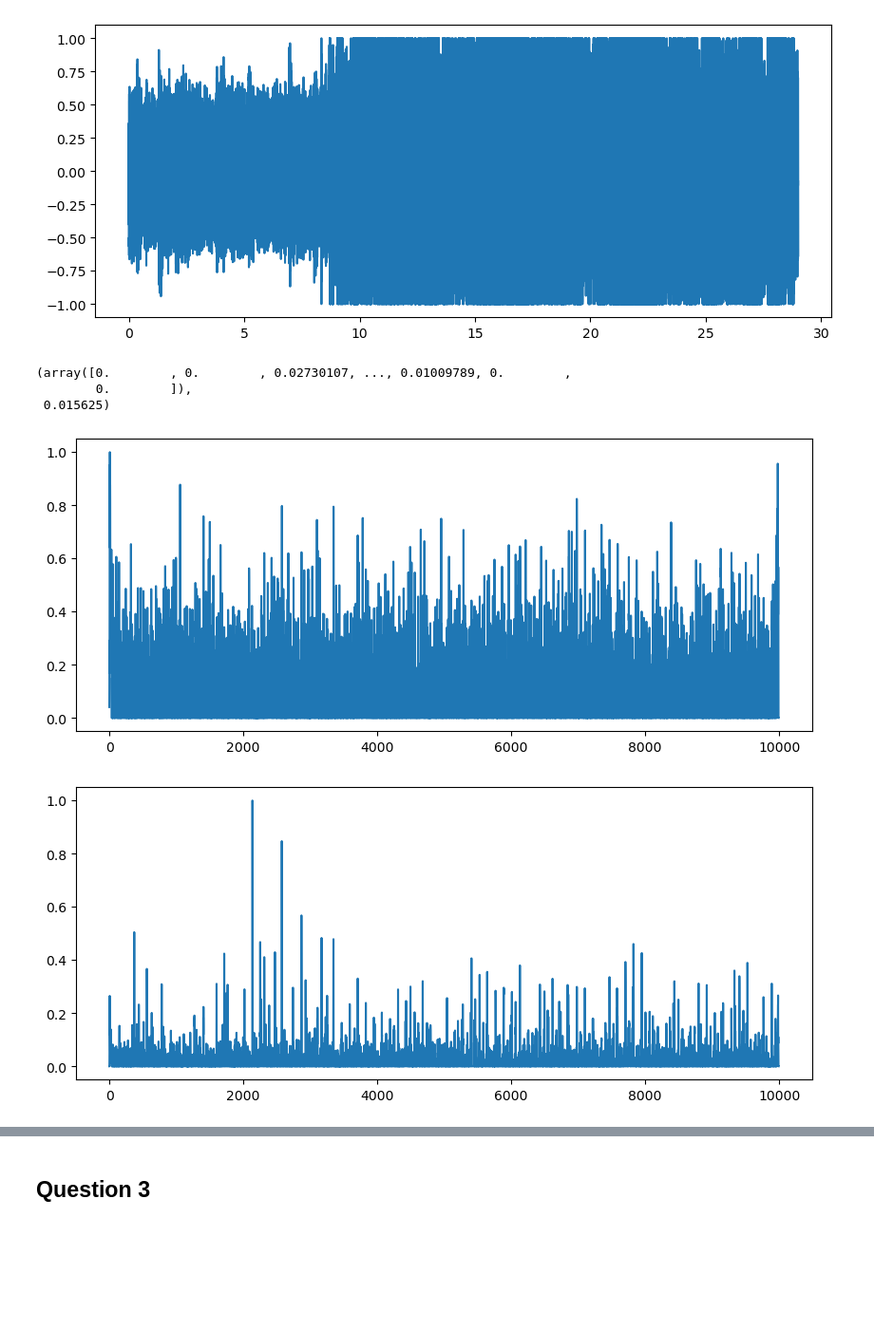
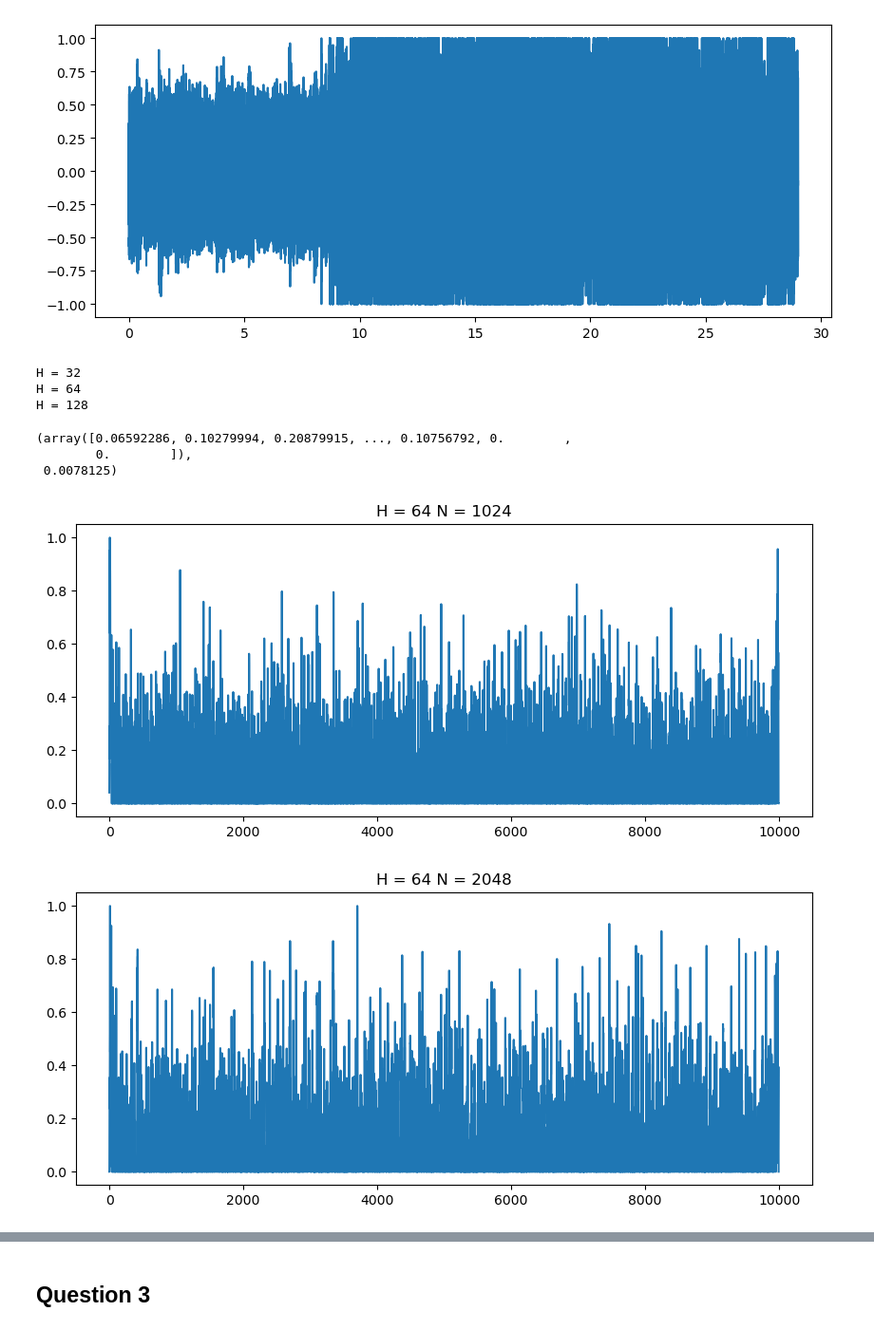
Before and after one commit to MarcoPelazza/CMRM, a Jupyter notebook: Homework1.ipynb, the cells around one changed output, grey strips where cells are left out. Shown: that part at 95% size. Saved outputs shown, nothing was run; the diff lists cells and outputs as text; code cells hidden in the pictures; blank space fills up the shorter version.

```diff
--- a/Homework1.ipynb
+++ b/Homework1.ipynb
@@ -169,16 +169,33 @@ def compute_phase_novelty(x, Fs=1, N=1024, H=64, M=40, norm=True, plot=False):
         feature_time_axis = np.arange(nov.shape[0])
         plt.figure(figsize=(10,4))
         plt.plot(feature_time_axis, nov)
+        plt.title("H = " + str(H) + " N = " + str(N))
 
     return nov, Fs_nov
 # %%
 # Test the novelty function on the first wav in the train set
 
 compute_phase_novelty(pre_audio_train[0], plot = True) #test the function that compute the novelty of the first normalized audio sample
-compute_phase_novelty(audio_train[0], plot = True) #test the function that compute the novelty of the first NON-normalized audio sample
+#compute_phase_novelty(audio_train[0], plot = True) #test the function that compute the novelty of the first NON-normalized audio sample
+compute_phase_novelty(pre_audio_train[0], N = 2048, H = 64, plot = True)
+compute_phase_novelty(pre_audio_train[0], N = 4096, H = 64, plot = True)
+compute_phase_novelty(pre_audio_train[0], N = 1024, H = 64, plot = True)
+compute_phase_novelty(pre_audio_train[0], N = 512, H = 64, plot = True )
+
+#print('H = 16')
+#compute_phase_novelty(pre_audio_train[0], N = 4096, H = 16, plot = True)
+print('H = 32')
+compute_phase_novelty(pre_audio_train[0], N = 4096, H = 32, plot = True)
+print('H = 64')
+compute_phase_novelty(pre_audio_train[0], N = 4096, H = 64, plot = True)
+print('H = 128')
+compute_phase_novelty(pre_audio_train[0], N = 4096, H = 128, plot = True)
 # %% [output]
-(array([0.        , 0.        , 0.02730107, ..., 0.01009789, 0.        ,
-        0.        ]),
- 0.015625)
+H = 32
+H = 64
+H = 128
+(array([0.06592286, 0.10279994, 0.20879915, ..., 0.10756792, 0.        ,
+        0.        ]),
+ 0.0078125)
-[figure, old version]
+[figure, new version]
-[figure, old version]
+[figure, new version]
```
Also changed, not shown: parts of 9 cells of this notebook.
